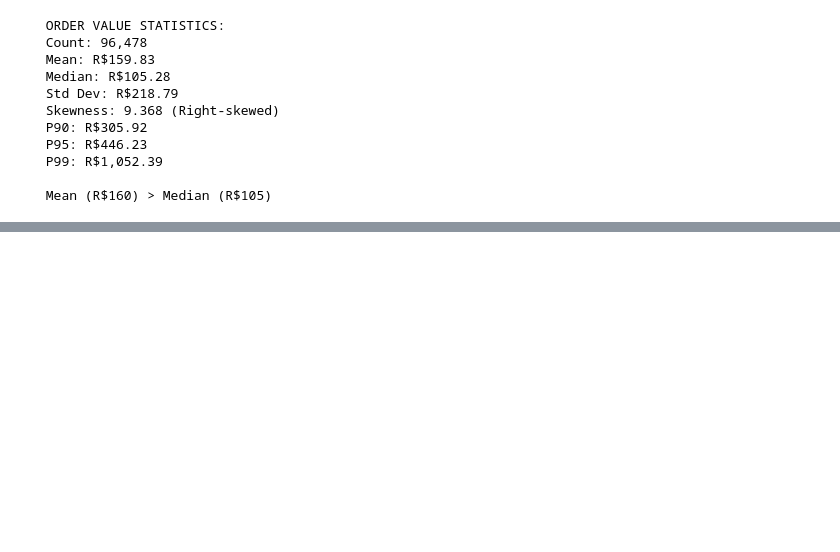
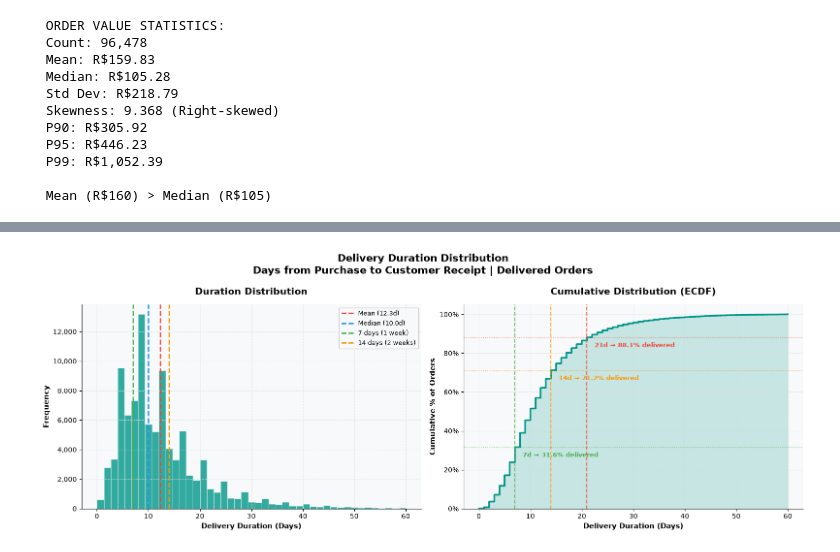
Before and after one commit to sidiqqm/olist-ecommerce-analytics, a Jupyter notebook: notebooks/01_eda.ipynb, the cells around one changed output, grey strips where cells are left out. Saved outputs shown, nothing was run; the diff lists cells and outputs as text; code cells hidden in the pictures; blank space fills up the shorter version.

```diff
--- a/notebooks/01_eda.ipynb
+++ b/notebooks/01_eda.ipynb
@@ -347,0 +464,93 @@ print(f"\n Mean (R${gmv_data.mean():.0f}) > Median (R${gmv_data.median():.0f})")
+# %%
+# 2.3 DISTRIBUSI DELIVERY DURATION
+
+delivery_data = df_delivered[
+    (df_delivered['purchase_to_delivery_days'].notna()) &
+    (df_delivered['is_order_date_anomaly'] == False) &
+    (df_delivered['purchase_to_delivery_days'] >= 0) &
+    (df_delivered['purchase_to_delivery_days'] <= 60)  # Cap outlier ekstrem
+]['purchase_to_delivery_days']
+
+fig, axes = plt.subplots(1, 2, figsize=(16, 6))
+fig.suptitle(
+    'Delivery Duration Distribution\n'
+    'Days from Purchase to Customer Receipt | Delivered Orders',
+    fontsize=15, fontweight='bold'
+)
+
+# Plot 1: Histogram dengan estimated delivery target
+ax1 = axes[0]
+ax1.hist(
+    delivery_data,
+    bins=45,
+    color=COLORS['teal'],
+    alpha=0.8,
+    edgecolor='white',
+    linewidth=0.5
+)
+
+for val, label, color in [
+    (delivery_data.mean(),   f'Mean ({delivery_data.mean():.1f}d)',   COLORS['danger']),
+    (delivery_data.median(), f'Median ({delivery_data.median():.1f}d)', COLORS['primary']),
+    (7,  '7 days (1 week)', COLORS['success']),
+    (14, '14 days (2 weeks)', COLORS['secondary']),
+]:
+    ax1.axvline(val, color=color, linestyle='--', linewidth=2, label=label)
+
+ax1.set_xlabel('Delivery Duration (Days)')
+ax1.set_ylabel('Frequency')
+ax1.set_title('Duration Distribution')
+ax1.legend(fontsize=9)
+ax1.yaxis.set_major_formatter(
+    mticker.FuncFormatter(lambda x, _: f'{x:,.0f}')
+)
+
+# Plot 2: Cumulative distribution (ECDF)
+ax2 = axes[1]
+sorted_data  = np.sort(delivery_data)
+cdf          = np.arange(1, len(sorted_data) + 1) / len(sorted_data)
+
+ax2.plot(sorted_data, cdf * 100, color=COLORS['teal'], linewidth=2.5)
+ax2.fill_between(sorted_data, cdf * 100, alpha=0.2, color=COLORS['teal'])
+
+for days, color, ls in [(7, COLORS['success'], '-'), (14, COLORS['secondary'], '-'), (21, COLORS['danger'], '-')]:
+    pct = (delivery_data <= days).mean() * 100
+    ax2.axvline(days, color=color, linestyle='--', linewidth=1.5, alpha=0.8)
+    ax2.axhline(pct, color=color, linestyle=':', linewidth=1, alpha=0.6)
+    ax2.annotate(
+        f'{days}d → {pct:.1f}% delivered',
+        xy=(days, pct),
+        xytext=(days + 1.5, pct - 5),
+        fontsize=9,
+        color=color,
+        fontweight='bold'
+    )
+
+ax2.set_xlabel('Delivery Duration (Days)')
+ax2.set_ylabel('Cumulative % of Orders')
+ax2.set_title('Cumulative Distribution (ECDF)')
+ax2.set_ylim(0, 105)
+ax2.yaxis.set_major_formatter(
+    mticker.FuncFormatter(lambda x, _: f'{x:.0f}%')
+)
+
+plt.tight_layout()
+plt.savefig('../assets/eda/03_delivery_duration_distribution.png')
+plt.show()
+
+pct_7d  = (delivery_data <= 7).mean() * 100
+pct_14d = (delivery_data <= 14).mean() * 100
+pct_21d = (delivery_data <= 21).mean() * 100
+
+print(f"\n DELIVERY DURATION STATISTICS:")
+print(f"Mean: {delivery_data.mean():.2f} days")
+print(f"Median: {delivery_data.median():.2f} days")
+print(f"Std Dev: {delivery_data.std():.2f} days")
+print(f"Min: {delivery_data.min():.0f} days")
+print(f"Max: {delivery_data.max():.0f} days")
+print(f"\n   % delivered within:")
+print(f"≤ 7 days: {pct_7d:.1f}%")
+print(f"≤ 14 days: {pct_14d:.1f}%")
+print(f"≤ 21 days: {pct_21d:.1f}%")
+# %% [output]
+[figure, added]
```
Also changed, not shown: parts of 24 cells of this notebook, 13 other files.
